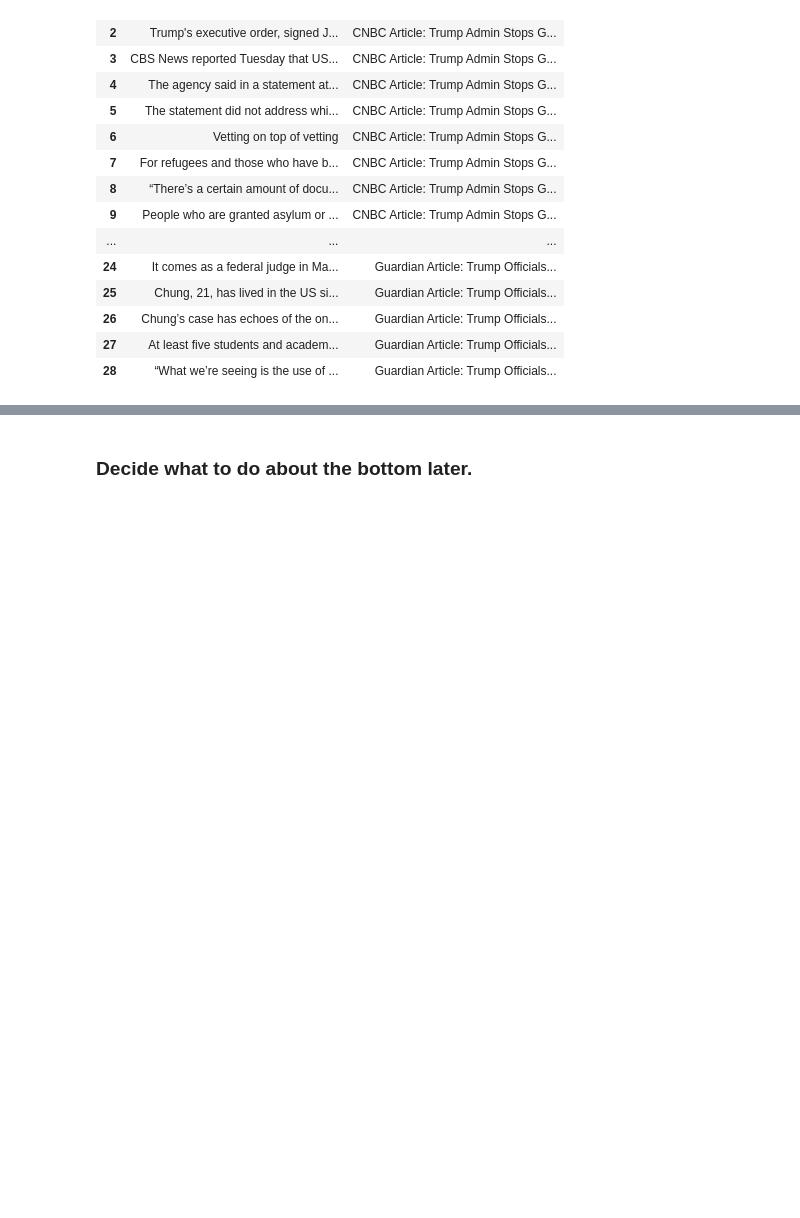
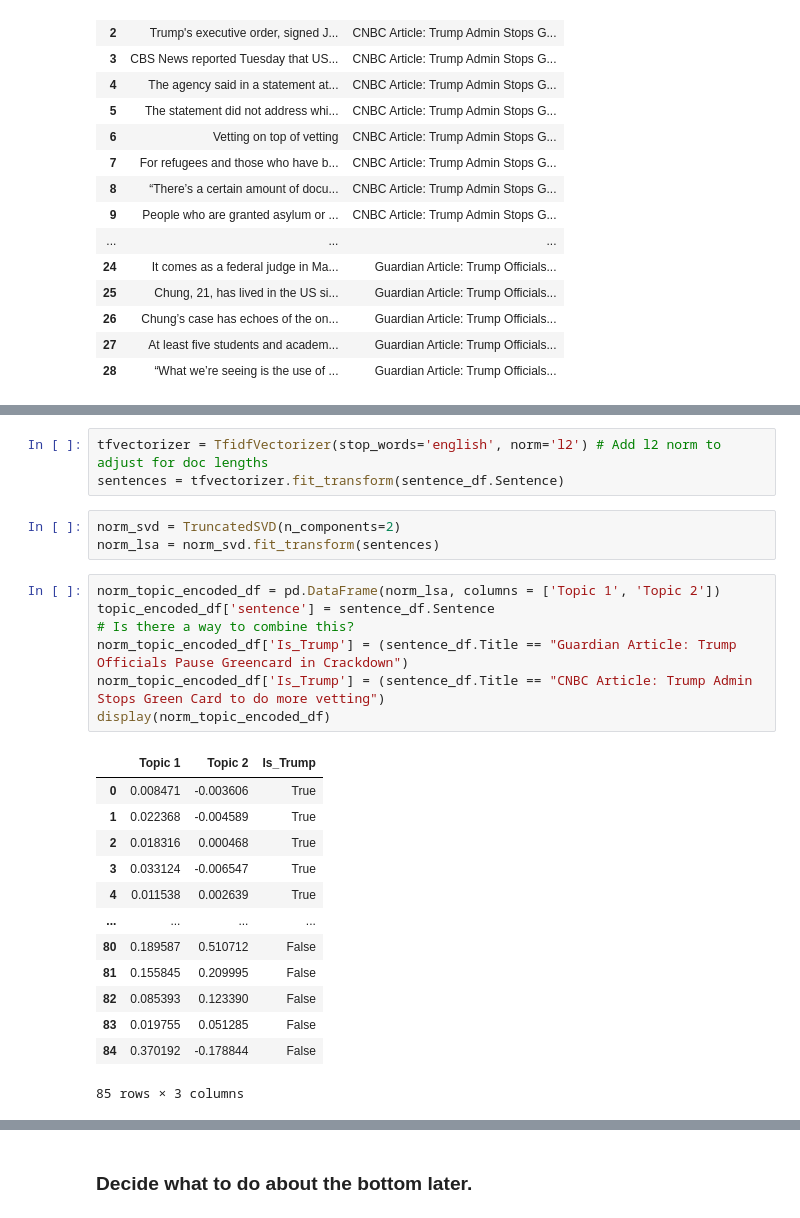
Before and after one commit to zaynpatel/LTA2061, a Jupyter notebook: PracticeLSA2.ipynb, the cells around one changed output, grey strips where cells are left out. Cells and saved outputs as stored; diff of their text form; blank space fills up the shorter version.

```diff
--- a/PracticeLSA2.ipynb
+++ b/PracticeLSA2.ipynb
@@ -346,0 +332,27 @@ display(encoding_matrix.sort_values('abs_topic_2', ascending=False).head(15))
+# %%
+tfvectorizer = TfidfVectorizer(stop_words='english', norm='l2') # Add l2 norm to adjust for doc lengths
+sentences = tfvectorizer.fit_transform(sentence_df.Sentence)
+# %%
+norm_svd = TruncatedSVD(n_components=2)
+norm_lsa = norm_svd.fit_transform(sentences)
+# %%
+norm_topic_encoded_df = pd.DataFrame(norm_lsa, columns = ['Topic 1', 'Topic 2'])
+topic_encoded_df['sentence'] = sentence_df.Sentence
+# Is there a way to combine this?
+norm_topic_encoded_df['Is_Trump'] = (sentence_df.Title == "Guardian Article: Trump Officials Pause Greencard in Crackdown")
+norm_topic_encoded_df['Is_Trump'] = (sentence_df.Title == "CNBC Article: Trump Admin Stops Green Card to do more vetting")
+display(norm_topic_encoded_df)
+# %% [output]
+|  | Topic 1 | Topic 2 | Is_Trump |
+| 0 | 0.008471 | -0.003606 | True |
+| 1 | 0.022368 | -0.004589 | True |
+| 2 | 0.018316 | 0.000468 | True |
+| 3 | 0.033124 | -0.006547 | True |
+| 4 | 0.011538 | 0.002639 | True |
+| ... | ... | ... | ... |
+| 80 | 0.189587 | 0.510712 | False |
+| 81 | 0.155845 | 0.209995 | False |
+| 82 | 0.085393 | 0.123390 | False |
+| 83 | 0.019755 | 0.051285 | False |
+| 84 | 0.370192 | -0.178844 | False |
+85 rows × 3 columns
```
Also changed, not shown: parts of 41 cells of this notebook.
